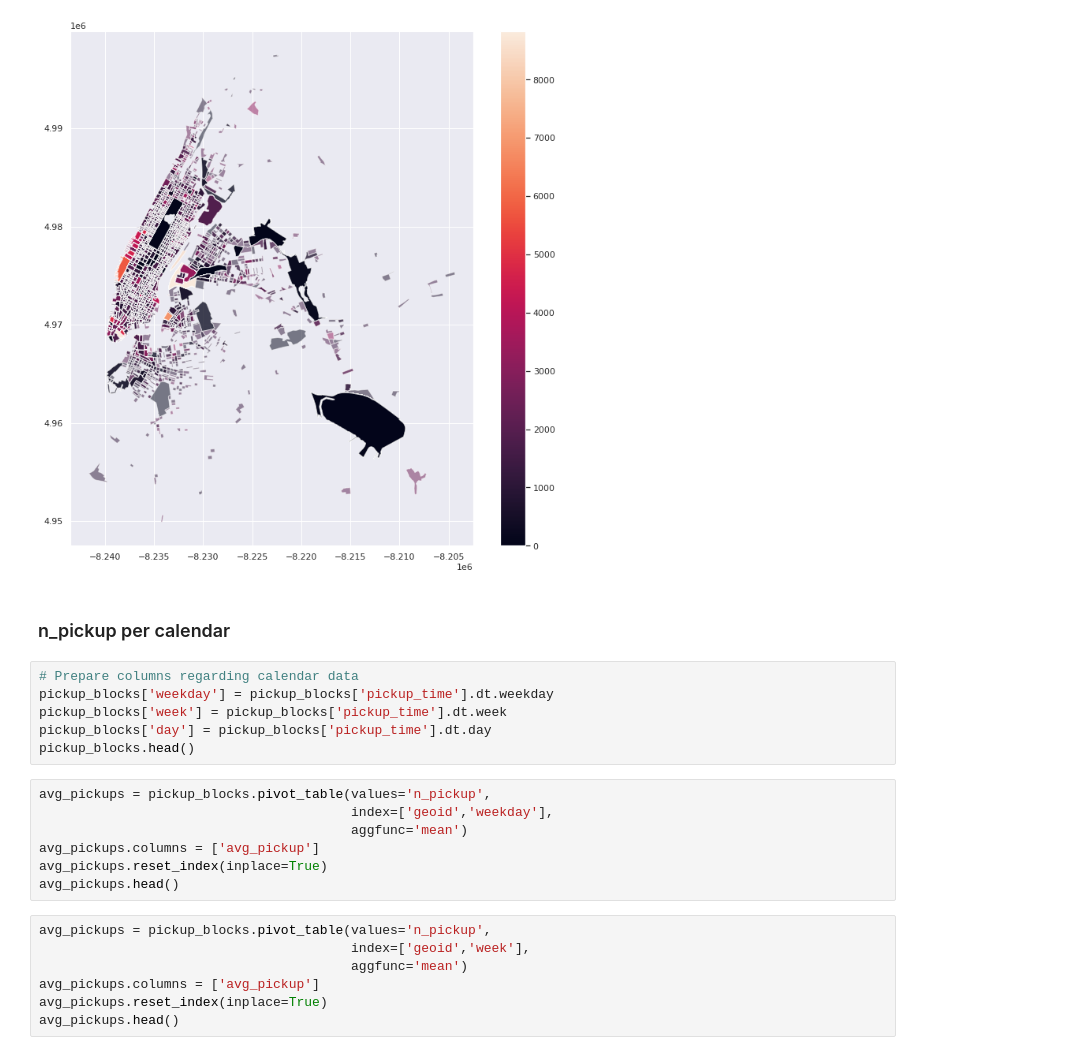
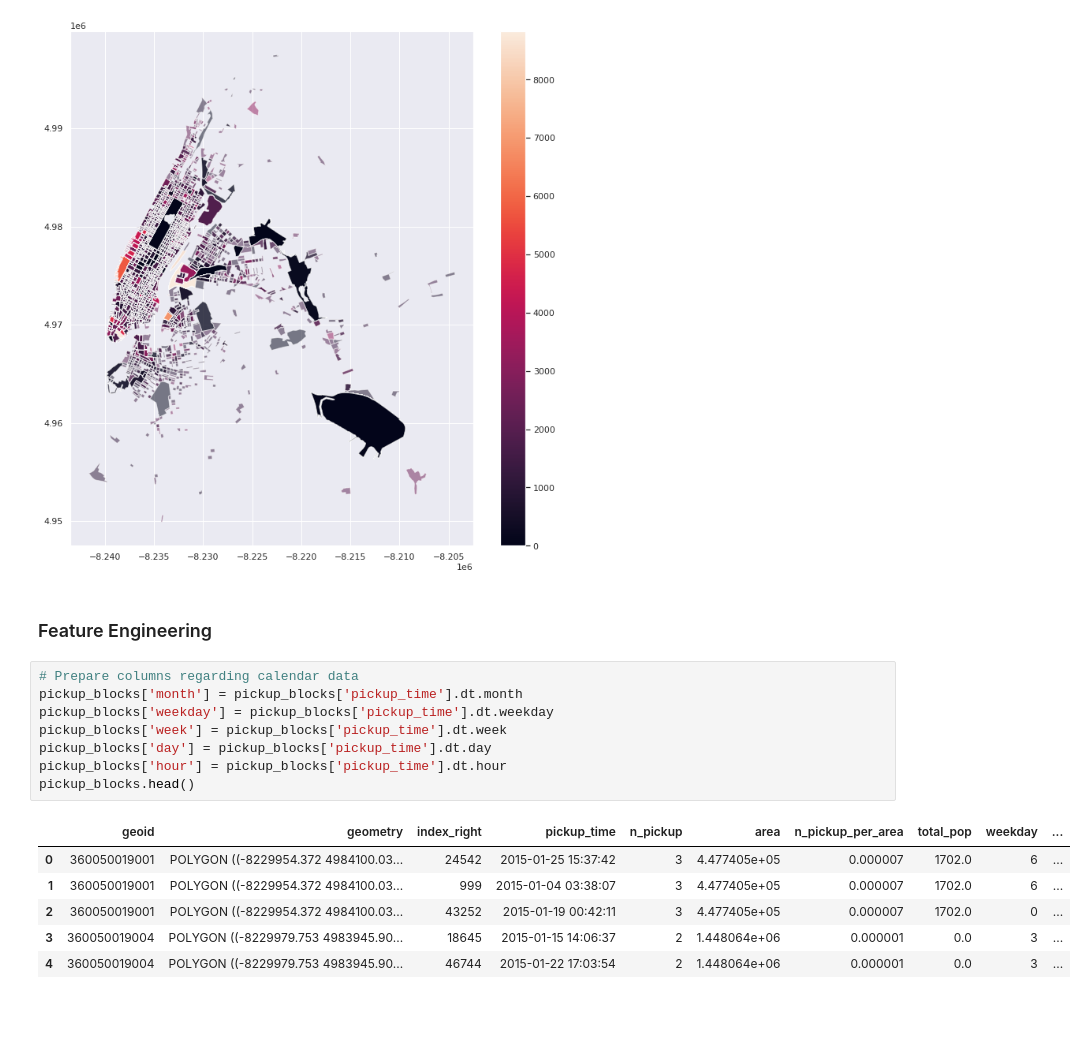
Before and after one commit to soyhyoj/CARTO-JuniorDSTest, a Jupyter notebook: notebooks/2.EDA+Modeling.ipynb, the cells around one changed output. Saved outputs shown, nothing was run; the diff lists cells and outputs as text; blank space fills up the shorter version.

```diff
--- a/notebooks/2.EDA.ipynb
+++ b/notebooks/2.EDA+Modeling.ipynb
@@ -342,25 +356,20 @@ pickup_blocks.plot(column='total_pop', figsize=(12,12), alpha=.5, legend=True)
 # %% [output]
 <AxesSubplot:>
 [figure]
-# %% [markdown]
-### n_pickup per calendar
+# %% [markdown]
+### Feature Engineering
 # %%
 # Prepare columns regarding calendar data
+pickup_blocks['month'] = pickup_blocks['pickup_time'].dt.month
 pickup_blocks['weekday'] = pickup_blocks['pickup_time'].dt.weekday
 pickup_blocks['week'] = pickup_blocks['pickup_time'].dt.week
 pickup_blocks['day'] = pickup_blocks['pickup_time'].dt.day
+pickup_blocks['hour'] = pickup_blocks['pickup_time'].dt.hour
 pickup_blocks.head()
+# %% [output]
+|  | geoid | geometry | index_right | pickup_time | n_pickup | area | n_pickup_per_area | total_pop | weekday | ... |
+| 0 | 360050019001 | POLYGON ((-8229954.372 4984100.03... | 24542 | 2015-01-25 15:37:42 | 3 | 4.477405e+05 | 0.000007 | 1702.0 | 6 | ... |
+| 1 | 360050019001 | POLYGON ((-8229954.372 4984100.03... | 999 | 2015-01-04 03:38:07 | 3 | 4.477405e+05 | 0.000007 | 1702.0 | 6 | ... |
+| 2 | 360050019001 | POLYGON ((-8229954.372 4984100.03... | 43252 | 2015-01-19 00:42:11 | 3 | 4.477405e+05 | 0.000007 | 1702.0 | 0 | ... |
+| 3 | 360050019004 | POLYGON ((-8229979.753 4983945.90... | 18645 | 2015-01-15 14:06:37 | 2 | 1.448064e+06 | 0.000001 | 0.0 | 3 | ... |
+| 4 | 360050019004 | POLYGON ((-8229979.753 4983945.90... | 46744 | 2015-01-22 17:03:54 | 2 | 1.448064e+06 | 0.000001 | 0.0 | 3 | ... |
-# %%
-avg_pickups = pickup_blocks.pivot_table(values='n_pickup',
-                                        index=['geoid','weekday'],
-                                        aggfunc='mean')
-avg_pickups.columns = ['avg_pickup']
-avg_pickups.reset_index(inplace=True)
-avg_pickups.head()
-# %%
-avg_pickups = pickup_blocks.pivot_table(values='n_pickup',
-                                        index=['geoid','week'],
-                                        aggfunc='mean')
-avg_pickups.columns = ['avg_pickup']
-avg_pickups.reset_index(inplace=True)
-avg_pickups.head()
```
Also changed, not shown: parts of 25 cells of this notebook.
